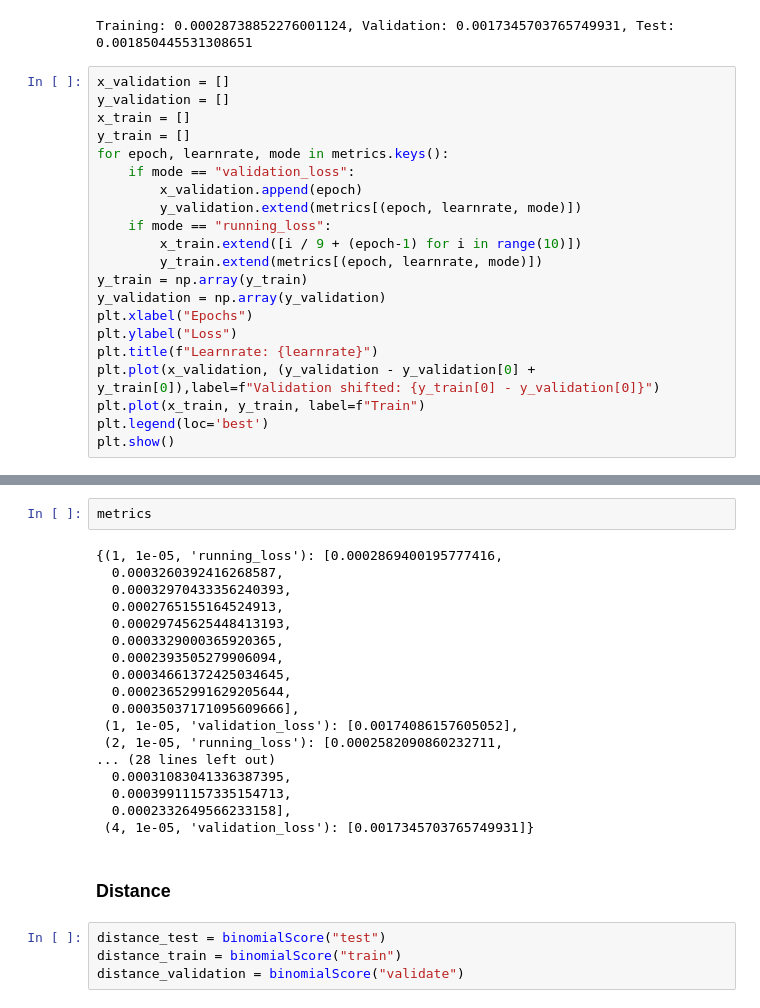
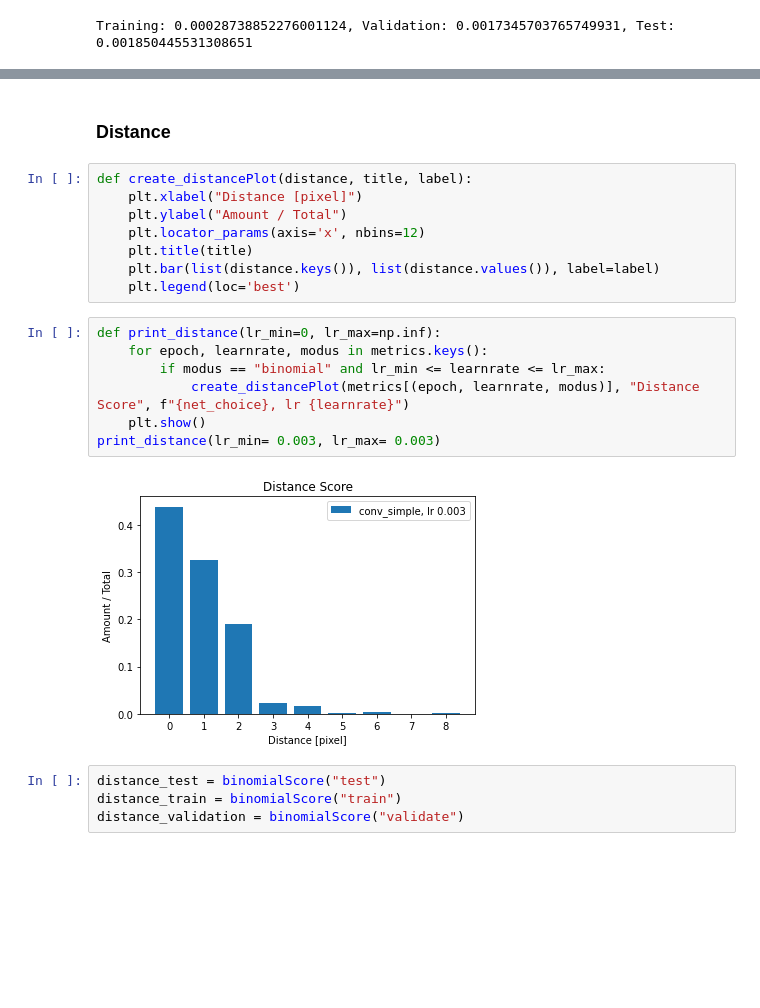
Before and after one commit to Znerual/PixelFinder, a Jupyter notebook: PixelFinder.ipynb, the cells around one changed output, grey strips where cells are left out. Saved outputs shown, nothing was run; the diff lists cells and outputs as text; blank space fills up the shorter version.

```diff
--- a/PixelFinder.ipynb
+++ b/PixelFinder.ipynb
@@ -581,24 +842,3 @@ test_score = score("test")
 print(f"Training: {train_score}, Validation: {validation_score}, Test: {test_score}")
 # %% [output]
 Training: 0.00028738852276001124, Validation: 0.0017345703765749931, Test: 0.001850445531308651
-# %%
-x_validation = []
-y_validation = []
-x_train = []
-y_train = []
-for epoch, learnrate, mode in metrics.keys():
-    if mode == "validation_loss":
-        x_validation.append(epoch)
-        y_validation.extend(metrics[(epoch, learnrate, mode)])
-    if mode == "running_loss":
-        x_train.extend([i / 9 + (epoch-1) for i in range(10)])
-        y_train.extend(metrics[(epoch, learnrate, mode)])
-y_train = np.array(y_train)
-y_validation = np.array(y_validation)
-plt.xlabel("Epochs")
-plt.ylabel("Loss")
-plt.title(f"Learnrate: {learnrate}")
-plt.plot(x_validation, (y_validation - y_validation[0] + y_train[0]),label=f"Validation shifted: {y_train[0] - y_validation[0]}")
-plt.plot(x_train, y_train, label=f"Train")
-plt.legend(loc='best')
-plt.show()
@@ -607,25 +845,22 @@ plt.show()
-# %%
-metrics
-# %% [output]
-{(1, 1e-05, 'running_loss'): [0.0002869400195777416,
-  0.0003260392416268587,
-  0.00032970433356240393,
-  0.0002765155164524913,
-  0.00029745625448413193,
-  0.0003329000365920365,
-  0.0002393505279906094,
-  0.00034661372425034645,
-  0.00023652991629205644,
-  0.00035037171095609666],
- (1, 1e-05, 'validation_loss'): [0.00174086157605052],
- (2, 1e-05, 'running_loss'): [0.0002582090860232711,
-... (28 lines left out)
-  0.00031083041336387395,
-  0.00039911157335154713,
-  0.0002332649566233158],
- (4, 1e-05, 'validation_loss'): [0.0017345703765749931]}
 # %% [markdown]
 ### Distance
+# %%
+def create_distancePlot(distance, title, label):
+    plt.xlabel("Distance [pixel]")
+    plt.ylabel("Amount / Total")
+    plt.locator_params(axis='x', nbins=12)
+    plt.title(title)
+    plt.bar(list(distance.keys()), list(distance.values()), label=label)
+    plt.legend(loc='best')
+# %%
+def print_distance(lr_min=0, lr_max=np.inf):
+    for epoch, learnrate, modus in metrics.keys():
+        if modus == "binomial" and lr_min <= learnrate <= lr_max:
+            create_distancePlot(metrics[(epoch, learnrate, modus)], "Distance Score", f"{net_choice}, lr {learnrate}")
+    plt.show()
+print_distance(lr_min= 0.003, lr_max= 0.003)
+# %% [output]
+[figure, added]
 # %%
 distance_test = binomialScore("test")
 distance_train = binomialScore("train")
```
Also changed, not shown: parts of 48 cells of this notebook.
